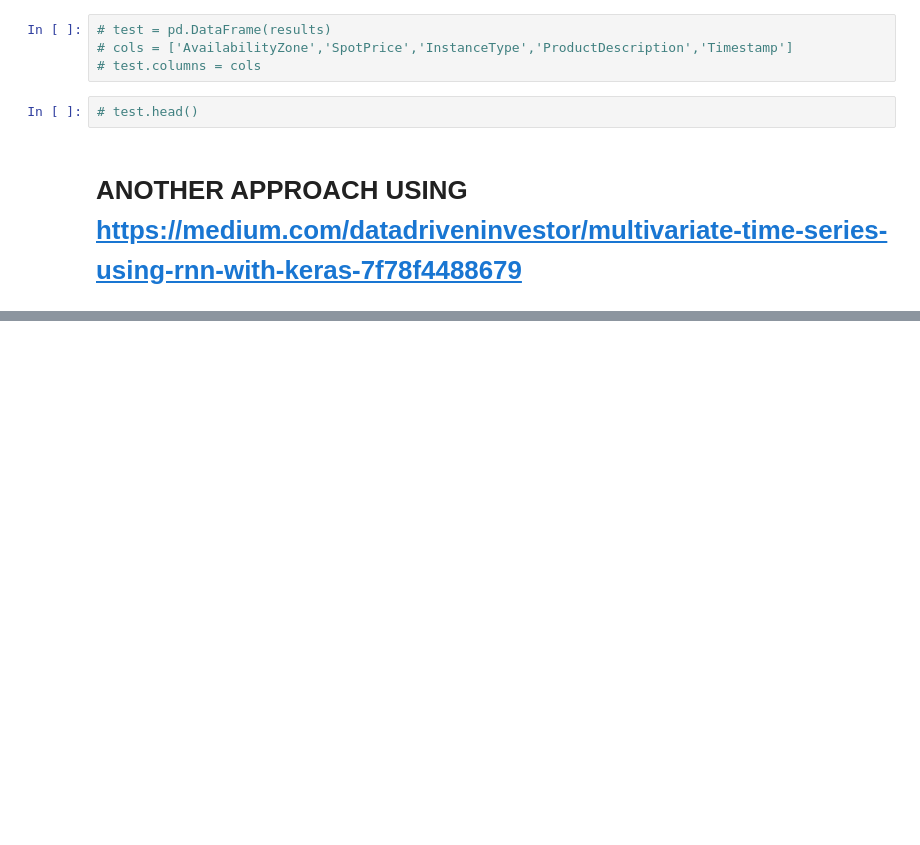
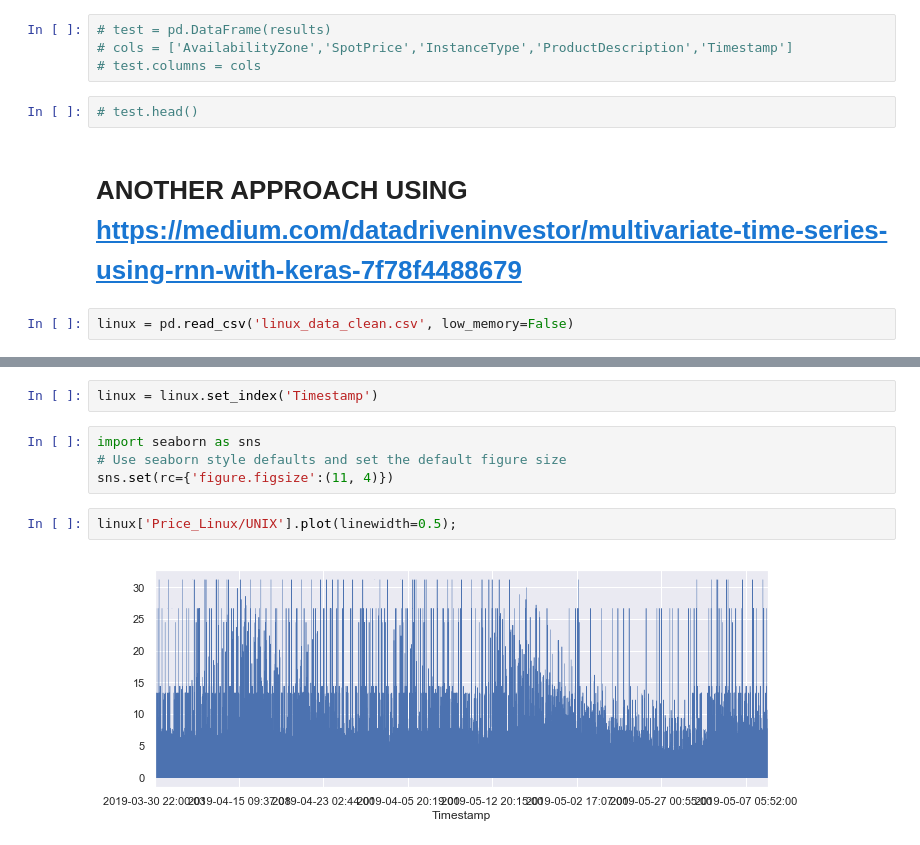
Before and after one commit to davestroud/Capstone, a Jupyter notebook: Features_formatting.ipynb, the cells around one changed output, grey strips where cells are left out. Saved outputs shown, nothing was run; the diff lists cells and outputs as text; blank space fills up the shorter version.

```diff
--- a/Features_formatting.ipynb
+++ b/Features_formatting.ipynb
@@ -1301,3 +1306,5 @@ print('Test RMSE: %.3f' % rmse)
 # test.head()
 # %% [markdown]
 # ANOTHER APPROACH USING https://medium.com/datadriveninvestor/multivariate-time-series-using-rnn-with-keras-7f78f4488679
+# %%
+linux = pd.read_csv('linux_data_clean.csv', low_memory=False)
@@ -1303,0 +1320,10 @@ print('Test RMSE: %.3f' % rmse)
+# %%
+linux = linux.set_index('Timestamp')
+# %%
+import seaborn as sns
+# Use seaborn style defaults and set the default figure size
+sns.set(rc={'figure.figsize':(11, 4)})
+# %%
+linux['Price_Linux/UNIX'].plot(linewidth=0.5);
+# %% [output]
+[figure, added]
```
Also changed, not shown: parts of 16 cells of this notebook, 1 other file.
